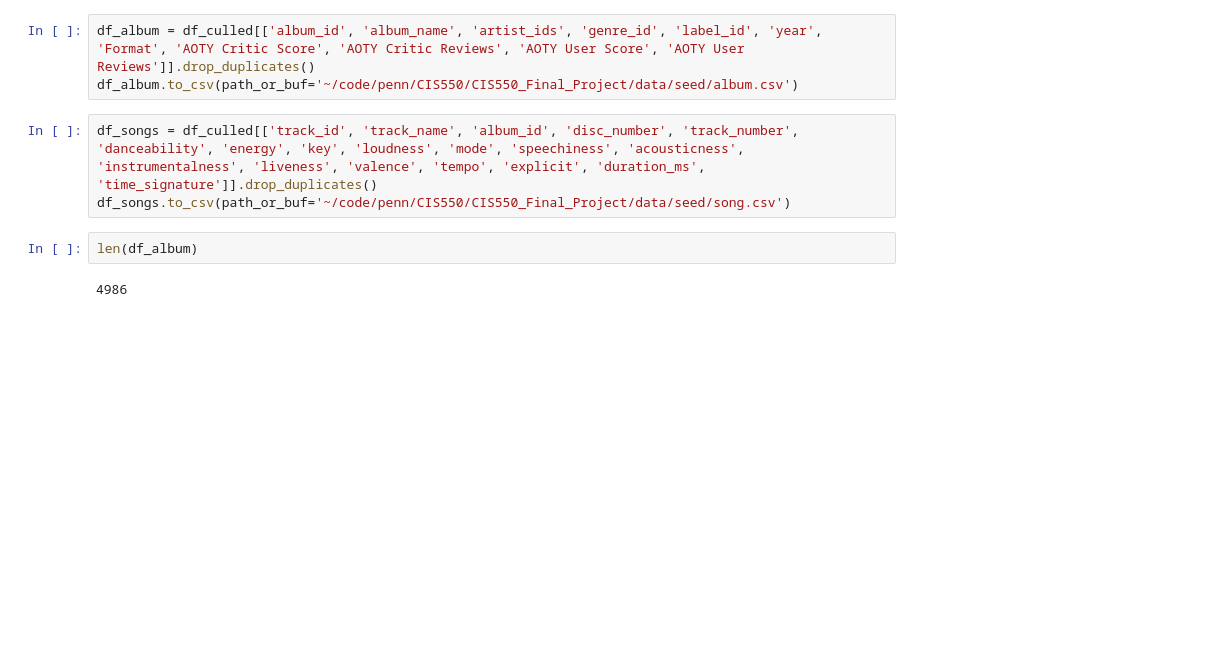
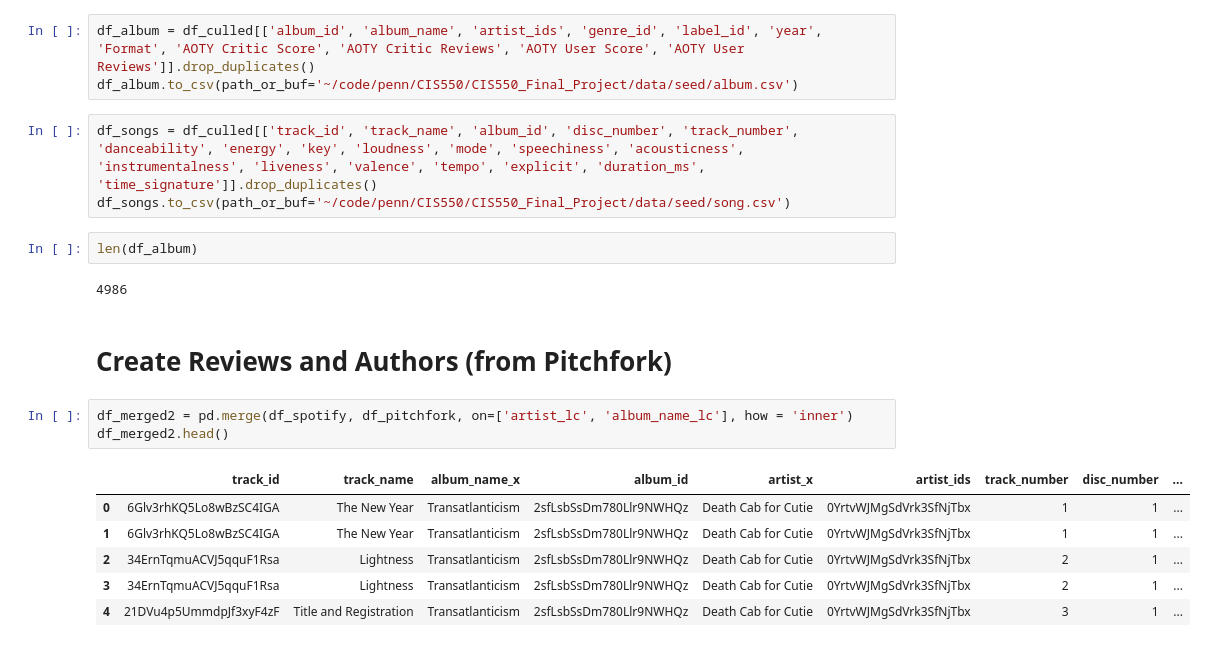
Before and after one commit to mwnachman/CIS550_Final_Project, a Jupyter notebook: data/notebooks/CreateDataset.ipynb, the cells around one changed output. Drawn from its saved outputs; the diff is of its cells as text; blank space fills up the shorter version.

```diff
--- a/data/notebooks/CreateDataset.ipynb
+++ b/data/notebooks/CreateDataset.ipynb
@@ -446,3 +453,15 @@ df_songs.to_csv(path_or_buf='~/code/penn/CIS550/CIS550_Final_Project/data/seed/s
 len(df_album)
 # %% [output]
 4986
+# %% [markdown]
+# Create Reviews and Authors (from Pitchfork)
+# %%
+df_merged2 = pd.merge(df_spotify, df_pitchfork, on=['artist_lc', 'album_name_lc'], how = 'inner')
+df_merged2.head()
+# %% [output]
+|  | track_id | track_name | album_name_x | album_id | artist_x | artist_ids | track_number | disc_number | ... |
+| 0 | 6Glv3rhKQ5Lo8wBzSC4IGA | The New Year | Transatlanticism | 2sfLsbSsDm780Llr9NWHQz | Death Cab for Cutie | 0YrtvWJMgSdVrk3SfNjTbx | 1 | 1 | ... |
+| 1 | 6Glv3rhKQ5Lo8wBzSC4IGA | The New Year | Transatlanticism | 2sfLsbSsDm780Llr9NWHQz | Death Cab for Cutie | 0YrtvWJMgSdVrk3SfNjTbx | 1 | 1 | ... |
+| 2 | 34ErnTqmuACVJ5qquF1Rsa | Lightness | Transatlanticism | 2sfLsbSsDm780Llr9NWHQz | Death Cab for Cutie | 0YrtvWJMgSdVrk3SfNjTbx | 2 | 1 | ... |
+| 3 | 34ErnTqmuACVJ5qquF1Rsa | Lightness | Transatlanticism | 2sfLsbSsDm780Llr9NWHQz | Death Cab for Cutie | 0YrtvWJMgSdVrk3SfNjTbx | 2 | 1 | ... |
+| 4 | 21DVu4p5UmmdpJf3xyF4zF | Title and Registration | Transatlanticism | 2sfLsbSsDm780Llr9NWHQz | Death Cab for Cutie | 0YrtvWJMgSdVrk3SfNjTbx | 3 | 1 | ... |
```
Also changed, not shown: parts of 5 cells of this notebook, 2 other files.
